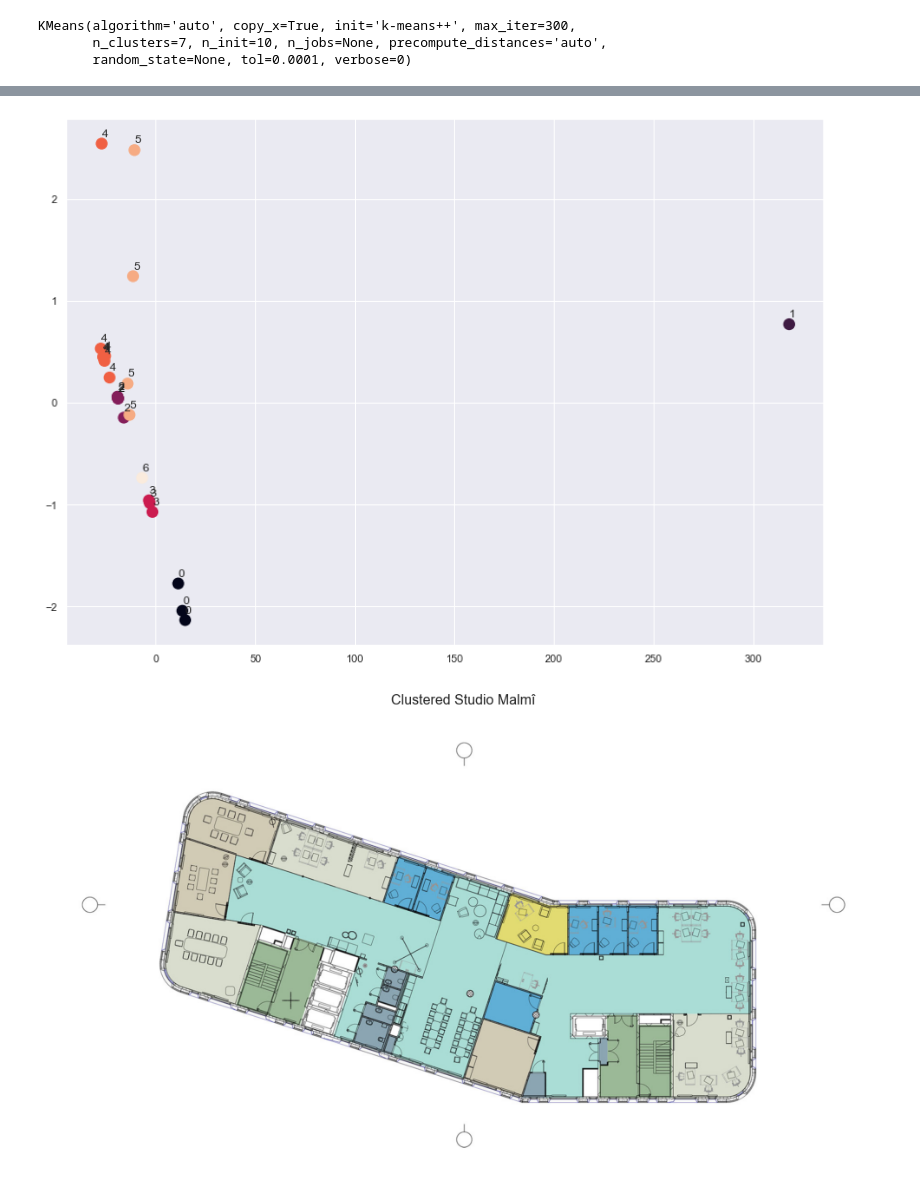
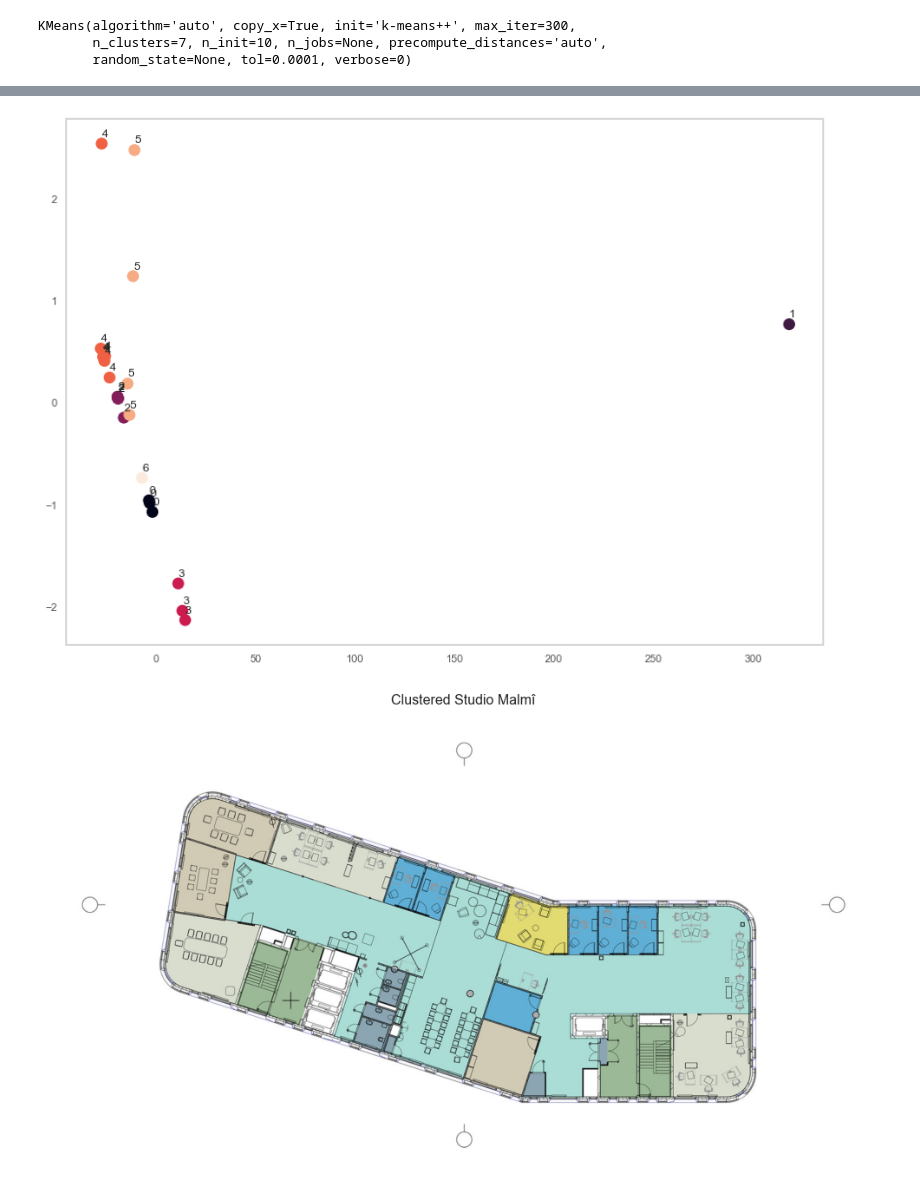
Before and after one commit to GAnagno/Social-Web, a Jupyter notebook: Spectral Map.ipynb, the cells around one changed output, grey strips where cells are left out. Cells and saved outputs as stored; diff of their text form; code cells hidden in the pictures.

```diff
--- a/Spectral Map.ipynb
+++ b/Spectral Map.ipynb
@@ -11,6 +11,11 @@ import matplotlib.pyplot as plt
 import matplotlib.image as mpimg
 import seaborn as sns
 import networkx as nx
+# %%
+plt.style.use('ggplot')
+plt.rcParams['axes.facecolor'] ='w'
+plt.rcParams['axes.edgecolor'] = '#D6D6D6'
+plt.rcParams['axes.linewidth'] = 2
 # %% [markdown]
 ## Reference object
 # %%
@@ -356,8 +273,4 @@ MultiEdgeDataView([('CTO Office', 'Open', 0, {}), ('Open', 'Legal Eagle Office',
 ## Embed Attributes
 # %%
 weight = 0
-width = 0
-height = 0
 nx.set_edge_attributes(G, weight, 'weight')
-nx.set_edge_attributes(G, width, 'width')
-nx.set_edge_attributes(G, height, 'height')
@@ -368,8 +277,6 @@ MultiEdgeDataView([('CTO Office', 'Open', 0, {'weight': 0, 'width': 0, 'height':
 # %%
 for i, pair in enumerate(pairs):
     G.edges[(pair[0], pair[1], pair[2])]['weight'] = bond[i]
-    G.edges[(pair[0], pair[1], pair[2])]['width'] = dw[i]
-    G.edges[(pair[0], pair[1], pair[2])]['height'] = dh[i]
 # %%
 G.edges(data=True,keys=True)
 # %% [output]
@@ -464,6 +356,11 @@ from sklearn.manifold import Isomap
 # apply isomap with k = 24 and output dimension = 3
 model = Isomap(n_components=3, n_neighbors=24)
 proj = model.fit_transform(X)
+# %%
+plt.style.use('ggplot')
+plt.rcParams['axes.facecolor'] ='w'
+plt.rcParams['axes.edgecolor'] = '#D6D6D6'
+plt.rcParams['axes.linewidth'] = 2
 # %%
 # plot the isomap projection
 plt.figure(figsize=(14,10))
@@ -504,11 +401,11 @@ print(match)
 # %%
 # plot the isomap projection
 plt.figure(figsize=(14,10))
-plt.scatter(proj[:, 0], proj[:, 1], c=Kmean.labels_, s=150, lw=0, alpha=1);
+plt.scatter(proj[:, 0], proj[:, 1], c=clusters, s=150, lw=0, alpha=1);
 for i, m in enumerate(match):
     plt.text(proj[i, 0]+0.07, proj[i, 1]+0.07, m[-1], fontsize=12)
 # %% [output]
-[figure, old version]
+[figure, new version]
 # %%
 img=mpimg.imread('data/layout_clustered.jpg')
 fig = plt.figure(figsize = (30,10))
```
Also changed, not shown: parts of 22 cells of this notebook.
